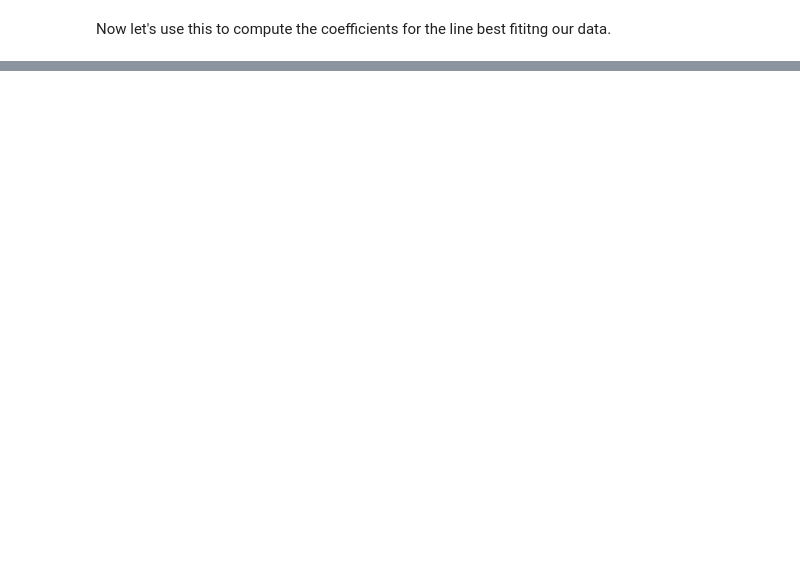
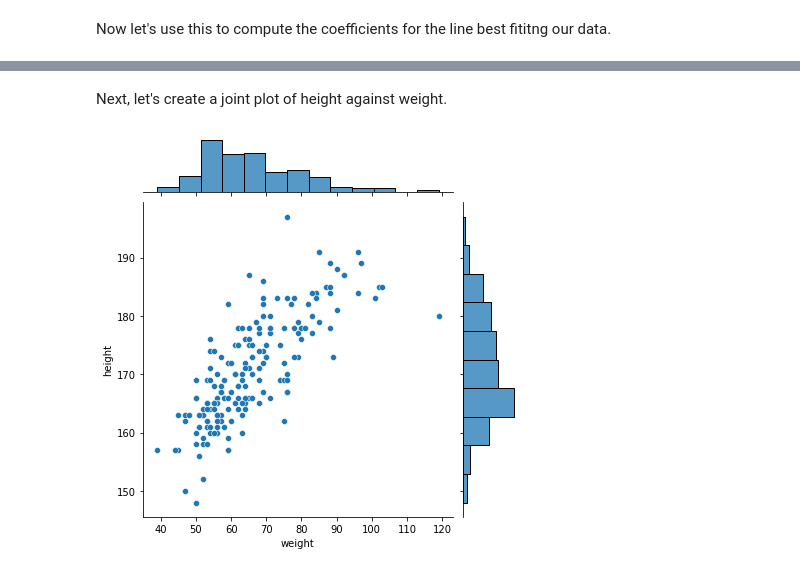
Before and after one commit to rythei/linear-models, a Jupyter notebook: _sources/content/basic_linear_regression/simple_linear_regression.ipynb, the cells around one changed output, grey strips where cells are left out. Saved outputs shown, nothing was run; the diff lists cells and outputs as text; code cells hidden in the pictures; blank space fills up the shorter version.

```diff
--- a/_sources/content/basic_linear_regression/simple_linear_regression.ipynb
+++ b/_sources/content/basic_linear_regression/simple_linear_regression.ipynb
@@ -156,0 +159,12 @@ plt.show()
+# %% [markdown]
+Next, let's create a joint plot of height against weight.
+# %%
+height = height_weight_data["height"]
+weight = height_weight_data["weight"]
+
+sns.jointplot(x=weight, y=height)
+plt.ylabel("height (cm)", fontsize=12)
+plt.xlabel("weight (kg)", fontsize=12)
+plt.show()
+# %% [output]
+[figure, added]
```
Also changed, not shown: parts of 13 cells of this notebook, 29 other files.
